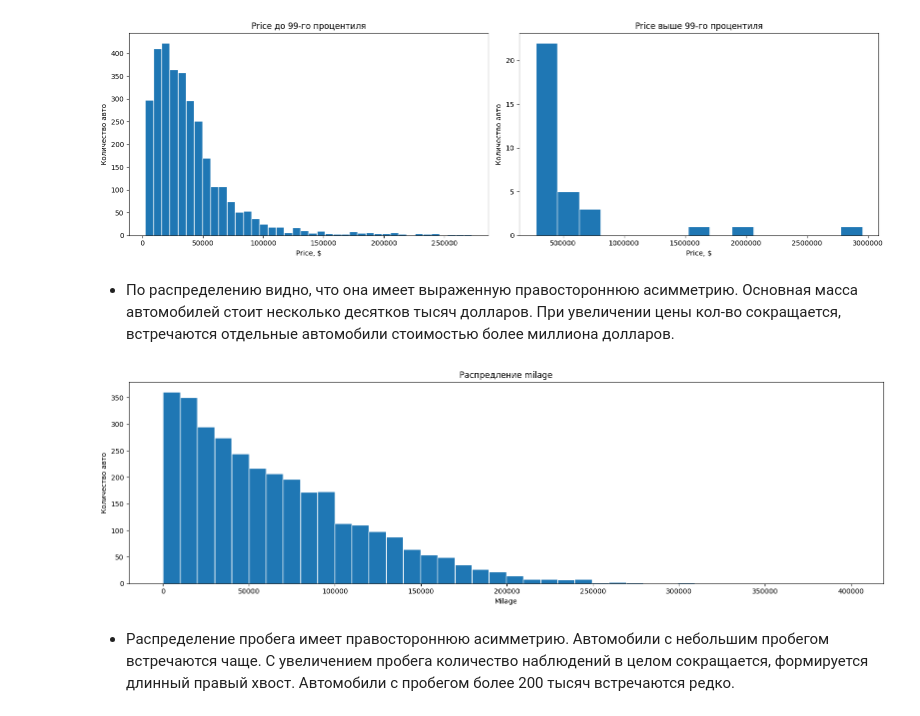
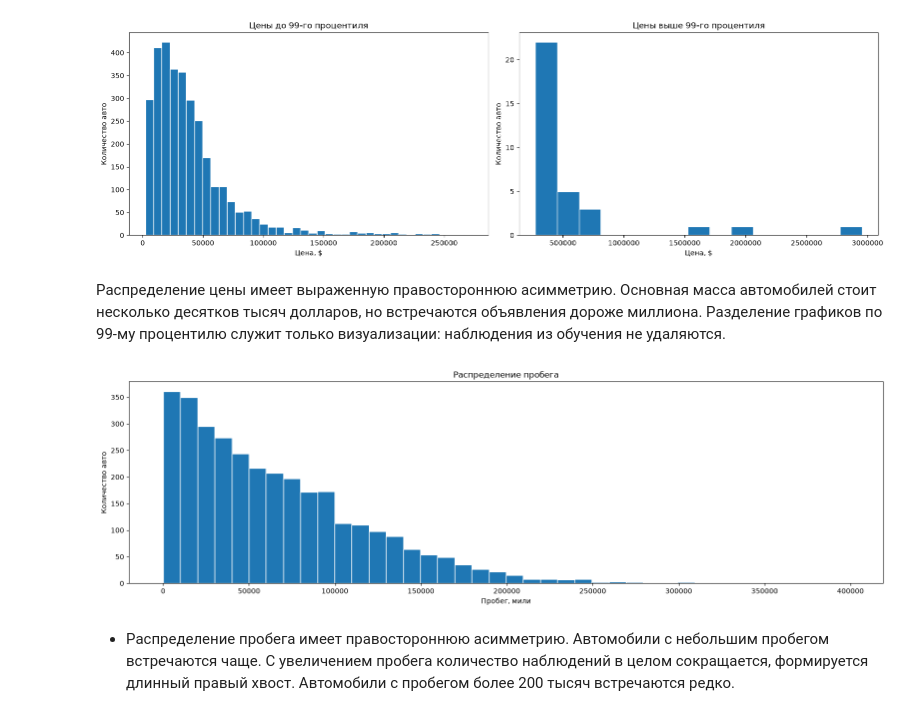
Before and after one commit to egorbolshanin/postupashki1, a Jupyter notebook: research.ipynb, the cells around one changed output. Drawn from its saved outputs; the diff is of its cells as text; code cells hidden in the pictures.

```diff
--- a/research.ipynb
+++ b/research.ipynb
@@ -131,19 +162,19 @@ plt.tight_layout()
 plt.show()
 # %% [output]
 [figure]
-# %% [markdown]
-* По распределению видно, что она имеет выраженную правостороннюю асимметрию. Основная масса автомобилей стоит несколько десятков тысяч долларов. При увеличении цены кол-во сокращается, встречаются отдельные автомобили стоимостью более миллиона долларов.
+# %% [markdown]
+Распределение цены имеет выраженную правостороннюю асимметрию. Основная масса автомобилей стоит несколько десятков тысяч долларов, но встречаются объявления дороже миллиона. Разделение графиков по 99-му процентилю служит только визуализации: наблюдения из обучения не удаляются.
 # %%
 fig, ax = plt.subplots(figsize=(16, 5))
 
 ax.hist(df_train['milage'], bins=40, edgecolor='white')
-ax.set(title='Распредление milage',
-       xlabel='Milage', ylabel='Количество авто')
+ax.set(title='Распределение пробега',
+       xlabel='Пробег, мили', ylabel='Количество авто')
 
 plt.tight_layout()
 plt.show()
 # %% [output]
-[figure, old version]
+[figure, new version]
 # %% [markdown]
 * Распределение пробега имеет правостороннюю асимметрию. Автомобили с небольшим пробегом встречаются чаще. С увеличением пробега количество наблюдений в целом сокращается, формируется длинный правый хвост. Автомобили с пробегом более 200 тысяч встречаются редко.
 # %%
```
Also changed, not shown: parts of 100 cells of this notebook, 7 other files.
